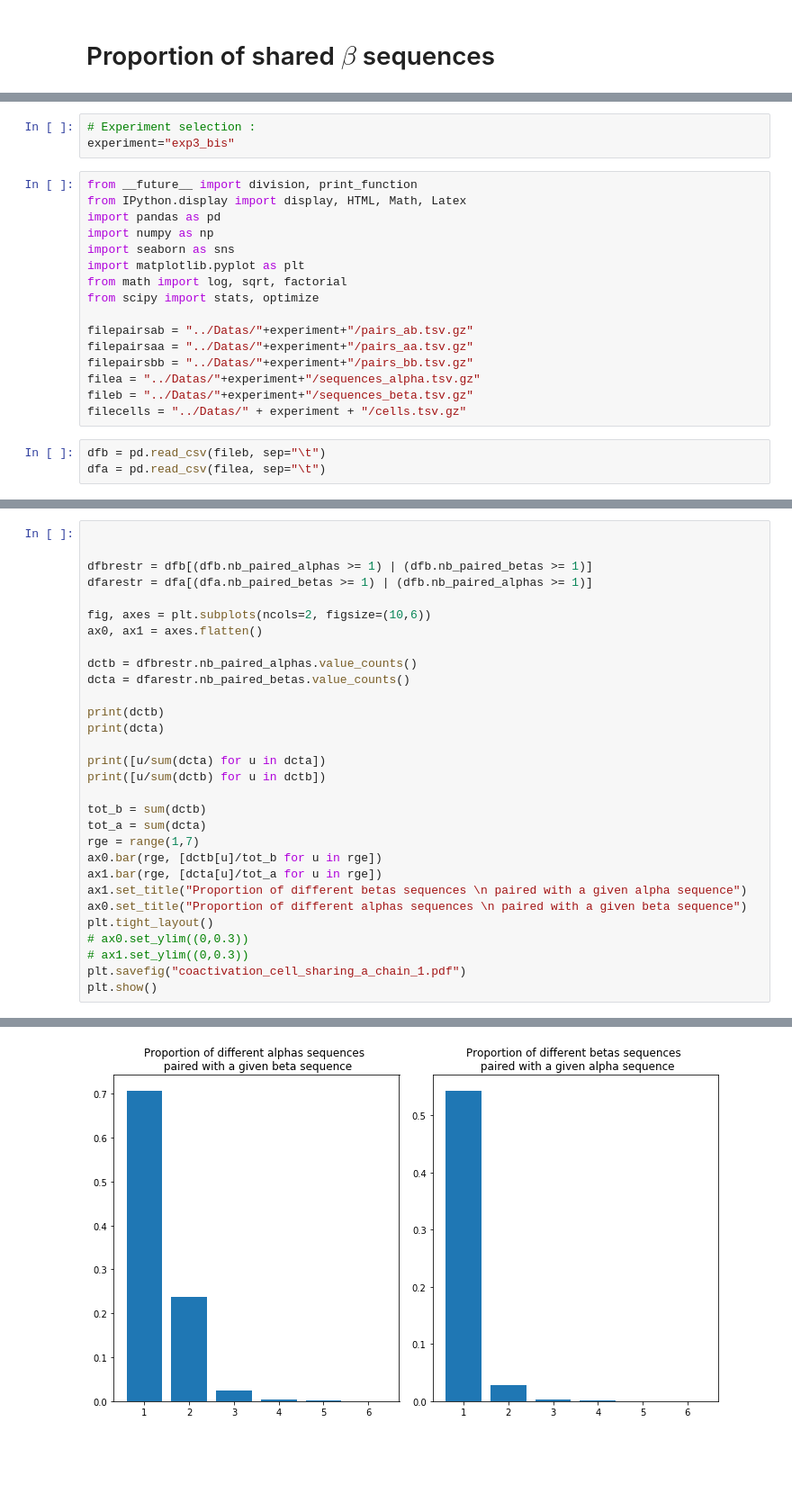
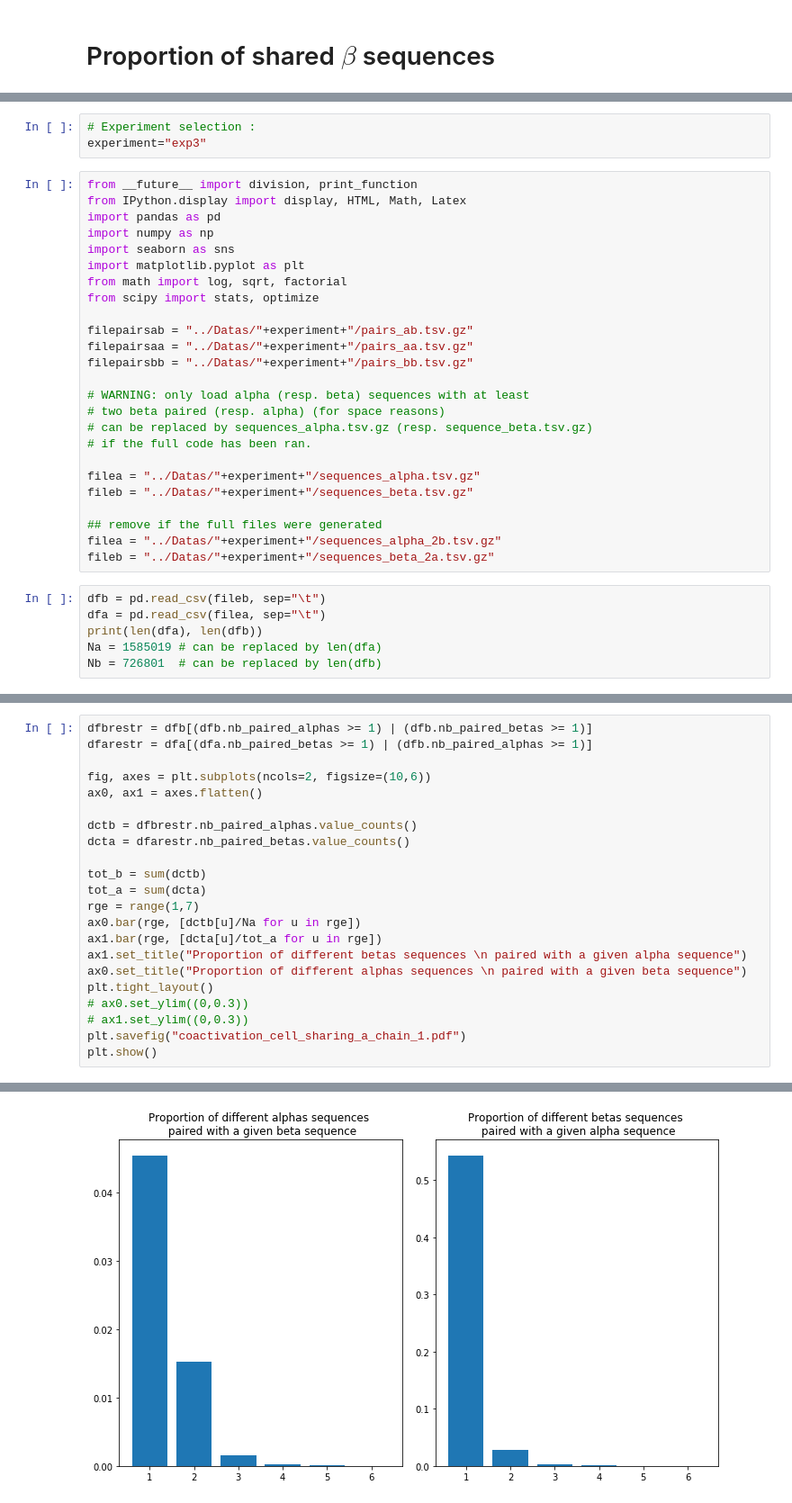
Before and after one commit to Thopic/TCR_pairings, a Jupyter notebook: Notes/proportion_shared_beta.ipynb, the cells around one changed output, grey strips where cells are left out. Shown at 90% size. Cells and saved outputs as stored; diff of their text form; blank space fills up the shorter version.

```diff
--- a/Notes/proportion_shared_beta.ipynb
+++ b/Notes/proportion_shared_beta.ipynb
@@ -3,6 +5,6 @@
 # %%
 # Experiment selection :
-experiment="exp3_bis"
+experiment="exp3"
 # %%
 from __future__ import division, print_function
 from IPython.display import display, HTML, Math, Latex
@@ -16,9 +18,21 @@ from scipy import stats, optimize
 filepairsab = "../Datas/"+experiment+"/pairs_ab.tsv.gz"
 filepairsaa = "../Datas/"+experiment+"/pairs_aa.tsv.gz"
 filepairsbb = "../Datas/"+experiment+"/pairs_bb.tsv.gz"
+
+# WARNING: only load alpha (resp. beta) sequences with at least
+# two beta paired (resp. alpha) (for space reasons)
+# can be replaced by sequences_alpha.tsv.gz (resp. sequence_beta.tsv.gz)
+# if the full code has been ran.
+
 filea = "../Datas/"+experiment+"/sequences_alpha.tsv.gz"
 fileb = "../Datas/"+experiment+"/sequences_beta.tsv.gz"
-filecells = "../Datas/" + experiment + "/cells.tsv.gz"
+
+## remove if the full files were generated
+filea = "../Datas/"+experiment+"/sequences_alpha_2b.tsv.gz"
+fileb = "../Datas/"+experiment+"/sequences_beta_2a.tsv.gz"
 # %%
 dfb = pd.read_csv(fileb, sep="\t")
 dfa = pd.read_csv(filea, sep="\t")
+print(len(dfa), len(dfb))
+Na = 1585019 # can be replaced by len(dfa)
+Nb = 726801  # can be replaced by len(dfb)
@@ -31,8 +44,6 @@ dfb["nb_paired_betas"] = dfb.paired_betas.apply(lambda x: (0 if x != x else len(
 dfa["nb_paired_alphas"] = dfa.paired_alphas.apply(lambda x: (0 if x != x else len(str(x).split(","))))
 dfa["nb_paired_betas"] = dfa.paired_betas.apply(lambda x: (0 if x != x else len(str(x).split(","))))
 # %%
-
-
 dfbrestr = dfb[(dfb.nb_paired_alphas >= 1) | (dfb.nb_paired_betas >= 1)]
 dfarestr = dfa[(dfa.nb_paired_betas >= 1) | (dfb.nb_paired_alphas >= 1)]
 
@@ -42,16 +53,10 @@ ax0, ax1 = axes.flatten()
 dctb = dfbrestr.nb_paired_alphas.value_counts()
 dcta = dfarestr.nb_paired_betas.value_counts()
 
-print(dctb)
-print(dcta)
-
-print([u/sum(dcta) for u in dcta])
-print([u/sum(dctb) for u in dctb])
-
 tot_b = sum(dctb)
 tot_a = sum(dcta)
 rge = range(1,7)
-ax0.bar(rge, [dctb[u]/tot_b for u in rge])
+ax0.bar(rge, [dctb[u]/Na for u in rge])
 ax1.bar(rge, [dcta[u]/tot_a for u in rge])
 ax1.set_title("Proportion of different betas sequences \n paired with a given alpha sequence")
 ax0.set_title("Proportion of different alphas sequences \n paired with a given beta sequence")
@@ -84 +69 @@ Name: nb_paired_betas, dtype: int64
-[figure, old version]
+[figure, new version]
```
Also changed, not shown: parts of 9 cells of this notebook, 7 other files.
